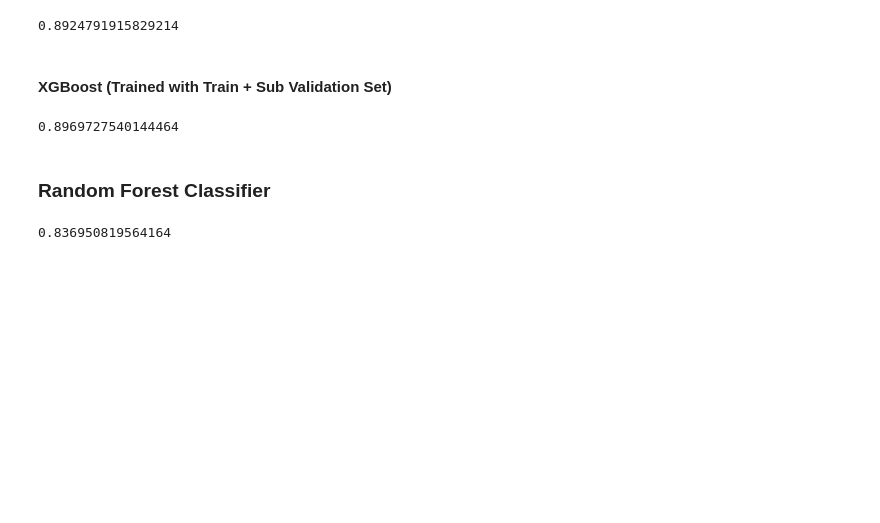
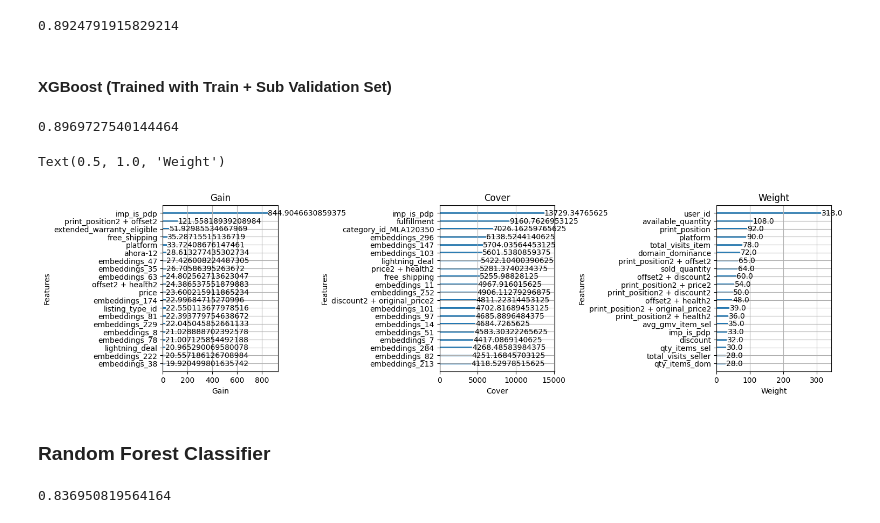
Before and after one commit to IgnacioPardo/TP2_TDVI, a Jupyter notebook: src/entrega.ipynb, the cells around one changed output. Drawn from its saved outputs; the diff is of its cells as text; code cells hidden in the pictures; blank space fills up the shorter version.

```diff
--- a/src/entrega.ipynb
+++ b/src/entrega.ipynb
@@ -1066,6 +1067,21 @@ create_submission_file(xgb_model,
 xgb_ho_score
 # %% [output]
 0.8969727540144464
+# %%
+fig, axs = plt.subplots(1, 3, figsize=(16, 4))
+
+xgb.plot_importance(xgb_model, max_num_features=20, importance_type="gain", xlabel="Gain", ax=axs[0])
+xgb.plot_importance(xgb_model, max_num_features=20, importance_type="cover", xlabel="Cover", ax=axs[1])
+xgb.plot_importance(xgb_model, max_num_features=20, importance_type="weight", xlabel="Weight", ax=axs[2])
+
+fig.subplots_adjust(wspace=1.4)
+
+axs[0].set_title("Gain")
+axs[1].set_title("Cover")
+axs[2].set_title("Weight")
+# %% [output]
+Text(0.5, 1.0, 'Weight')
+[figure, added]
 # %% [markdown]
 ### Random Forest Classifier
 # %%
```
Also changed, not shown: parts of 9 cells of this notebook, 17 other files.
